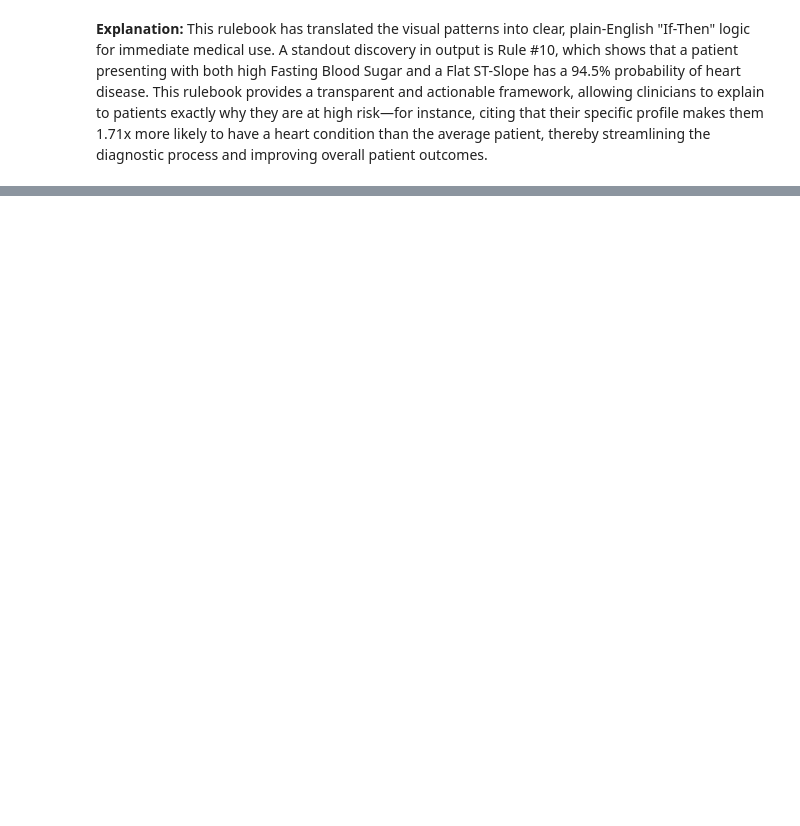
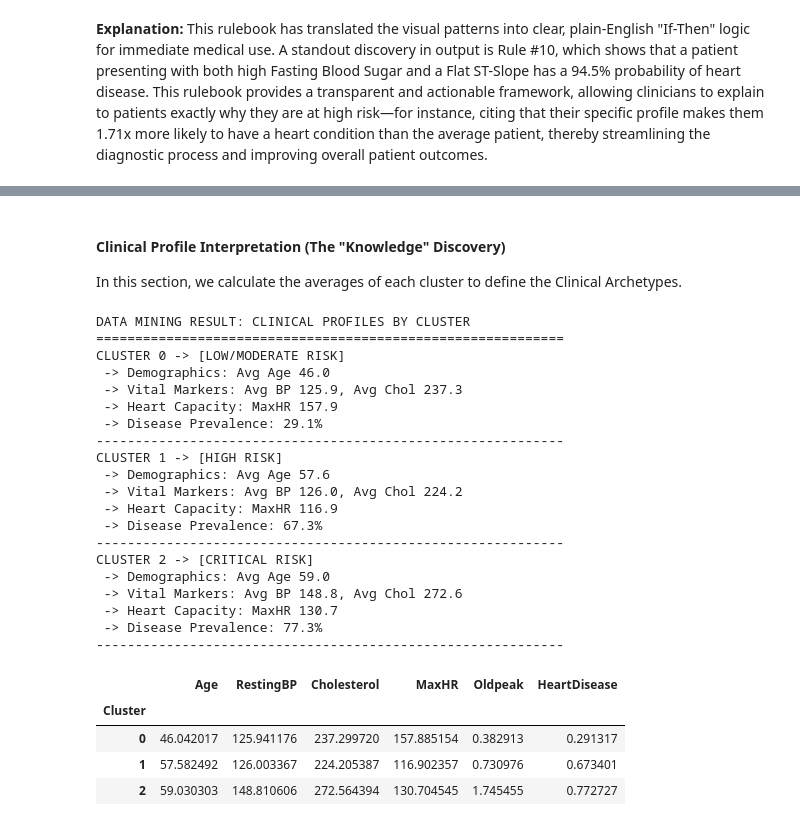
Before and after one commit to Team-JAZL/Vitalsights-DM, a Jupyter notebook: descriptive_modeling.ipynb, the cells around one changed output, grey strips where cells are left out. Cells and saved outputs as stored; diff of their text form; code cells hidden in the pictures; blank space fills up the shorter version.

```diff
--- a/descriptive_modeling.ipynb
+++ b/descriptive_modeling.ipynb
@@ -225,0 +331,58 @@ This rulebook has translated the visual patterns into clear, plain-English "If-T
+# %% [markdown]
+#### Clinical Profile Interpretation (The "Knowledge" Discovery)
+In this section, we calculate the averages of each cluster to define the Clinical Archetypes.
+# %%
+# Using multi-tiered risk labeling for better clinical distinction
+
+# 1. Grouping the data by Cluster to calculate means
+cluster_profile = df.groupby('Cluster')[numerical_features + ['HeartDisease']].mean()
+
+print("DATA MINING RESULT: CLINICAL PROFILES BY CLUSTER")
+print("="*60)
+
+for i in range(len(cluster_profile)):
+    prevalence = cluster_profile.loc[i, 'HeartDisease']
+
+    # 2. Multi-tier Risk Logic (More granular than a simple 0.6 cutoff)
+    if prevalence > 0.75:
+        risk_label = "CRITICAL RISK"
+    elif prevalence > 0.50:
+        risk_label = "HIGH RISK"
+    else:
+        risk_label = "LOW/MODERATE RISK"
+
+    print(f"CLUSTER {i} -> [{risk_label}]")
+    print(f" -> Demographics: Avg Age {cluster_profile.loc[i, 'Age']:.1f}")
+    print(f" -> Vital Markers: Avg BP {cluster_profile.loc[i, 'RestingBP']:.1f}, Avg Chol {cluster_profile.loc[i, 'Cholesterol']:.1f}")
+    print(f" -> Heart Capacity: MaxHR {cluster_profile.loc[i, 'MaxHR']:.1f}")
+    print(f" -> Disease Prevalence: {prevalence*100:.1f}%")
+    print("-" * 60)
+
+# 3. Visual Table Output
+display(cluster_profile.style.background_gradient(subset=['HeartDisease'], cmap='Reds'))
+# %% [output]
+DATA MINING RESULT: CLINICAL PROFILES BY CLUSTER
+============================================================
+CLUSTER 0 -> [LOW/MODERATE RISK]
+ -> Demographics: Avg Age 46.0
+ -> Vital Markers: Avg BP 125.9, Avg Chol 237.3
+ -> Heart Capacity: MaxHR 157.9
+ -> Disease Prevalence: 29.1%
+------------------------------------------------------------
+CLUSTER 1 -> [HIGH RISK]
+ -> Demographics: Avg Age 57.6
+ -> Vital Markers: Avg BP 126.0, Avg Chol 224.2
+ -> Heart Capacity: MaxHR 116.9
+ -> Disease Prevalence: 67.3%
+------------------------------------------------------------
+CLUSTER 2 -> [CRITICAL RISK]
+ -> Demographics: Avg Age 59.0
+ -> Vital Markers: Avg BP 148.8, Avg Chol 272.6
+ -> Heart Capacity: MaxHR 130.7
+ -> Disease Prevalence: 77.3%
+------------------------------------------------------------
+|  | Age | RestingBP | Cholesterol | MaxHR | Oldpeak | HeartDisease |
+| Cluster |  |  |  |  |  |  |
+| 0 | 46.042017 | 125.941176 | 237.299720 | 157.885154 | 0.382913 | 0.291317 |
+| 1 | 57.582492 | 126.003367 | 224.205387 | 116.902357 | 0.730976 | 0.673401 |
+| 2 | 59.030303 | 148.810606 | 272.564394 | 130.704545 | 1.745455 | 0.772727 |
```
Also changed, not shown: parts of 20 cells of this notebook.
